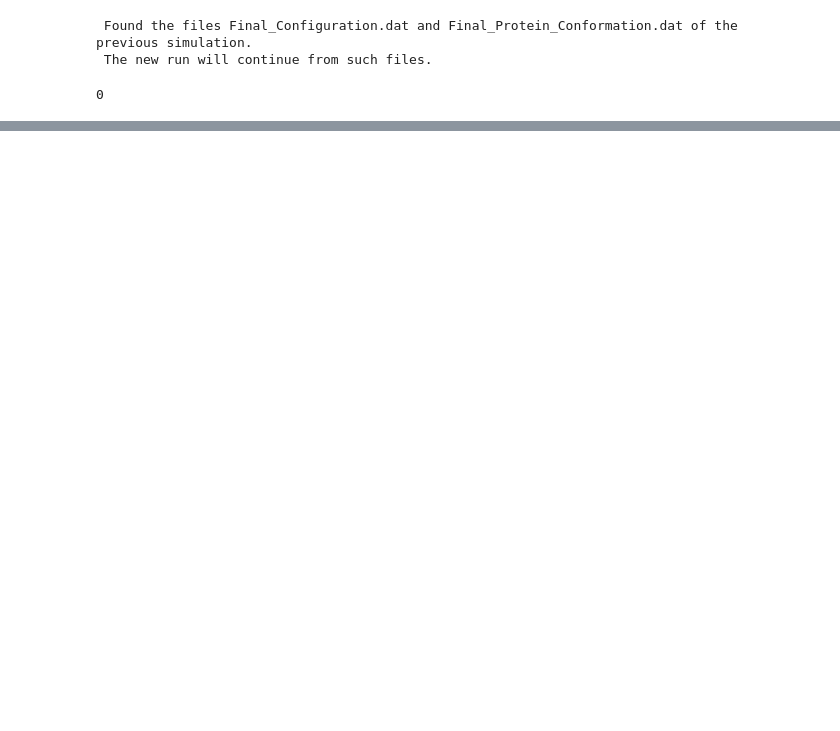
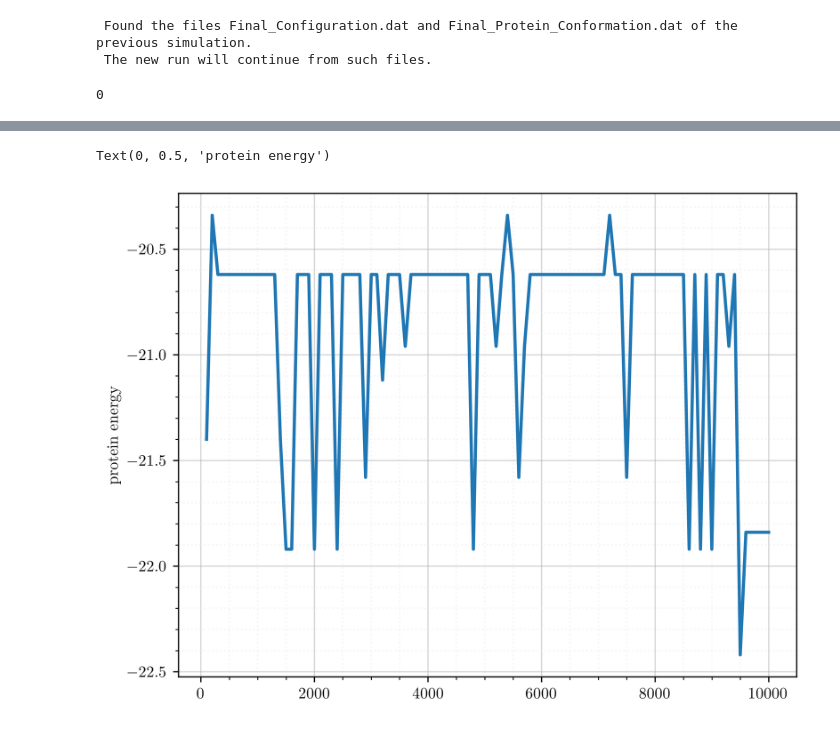
Before and after one commit to daviderevignas/hydrated_proteins_tutorial, a Jupyter notebook: python_utils/tutorial_1.ipynb, the cells around one changed output, grey strips where cells are left out. Saved outputs shown, nothing was run; the diff lists cells and outputs as text; code cells hidden in the pictures; blank space fills up the shorter version.

```diff
--- a/python_utils/tutorial_1.ipynb
+++ b/python_utils/tutorial_1.ipynb
@@ -231,0 +235,12 @@ plot_HB(ax,hor_HB[i_t],ver_HB[i_t],rx,ry)
+# %%
+fig,ax=plt.subplots()
+ax.grid(alpha=0.5, which='both')
+ax.grid(which='minor', color='#EEEEEE', linestyle=':', linewidth=1)
+ax.minorticks_on()
+ax.set_axisbelow(True)
+ind_to_plot=2
+ax.plot(raw_data_folding[:,0],raw_data_folding[:,ind_to_plot])
+ax.set_ylabel(f"{data_folding_labels[ind_to_plot]:}")
+# %% [output]
+Text(0, 0.5, 'protein energy')
+[figure, added]
```
Also changed, not shown: parts of 2 cells of this notebook, 19 other files.
